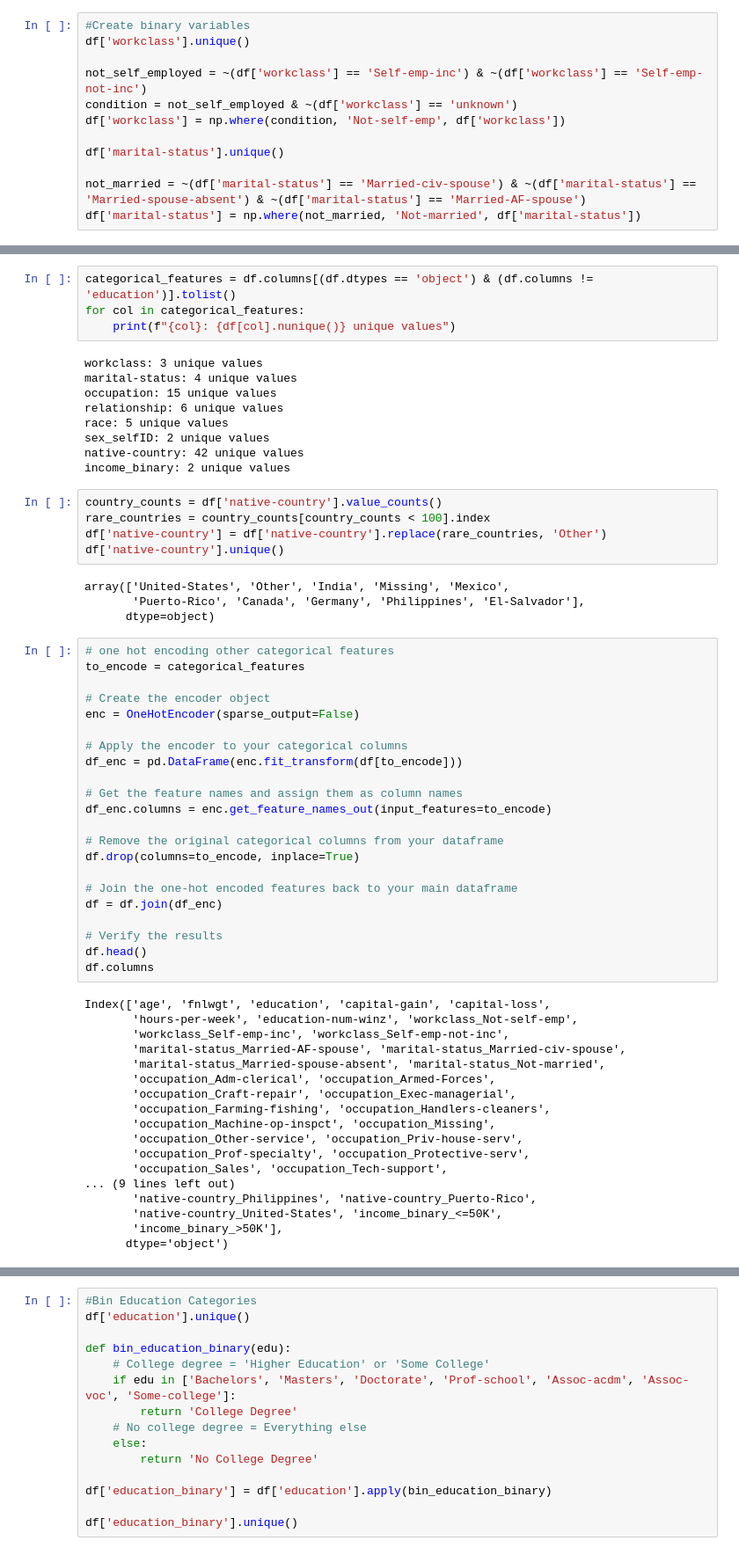
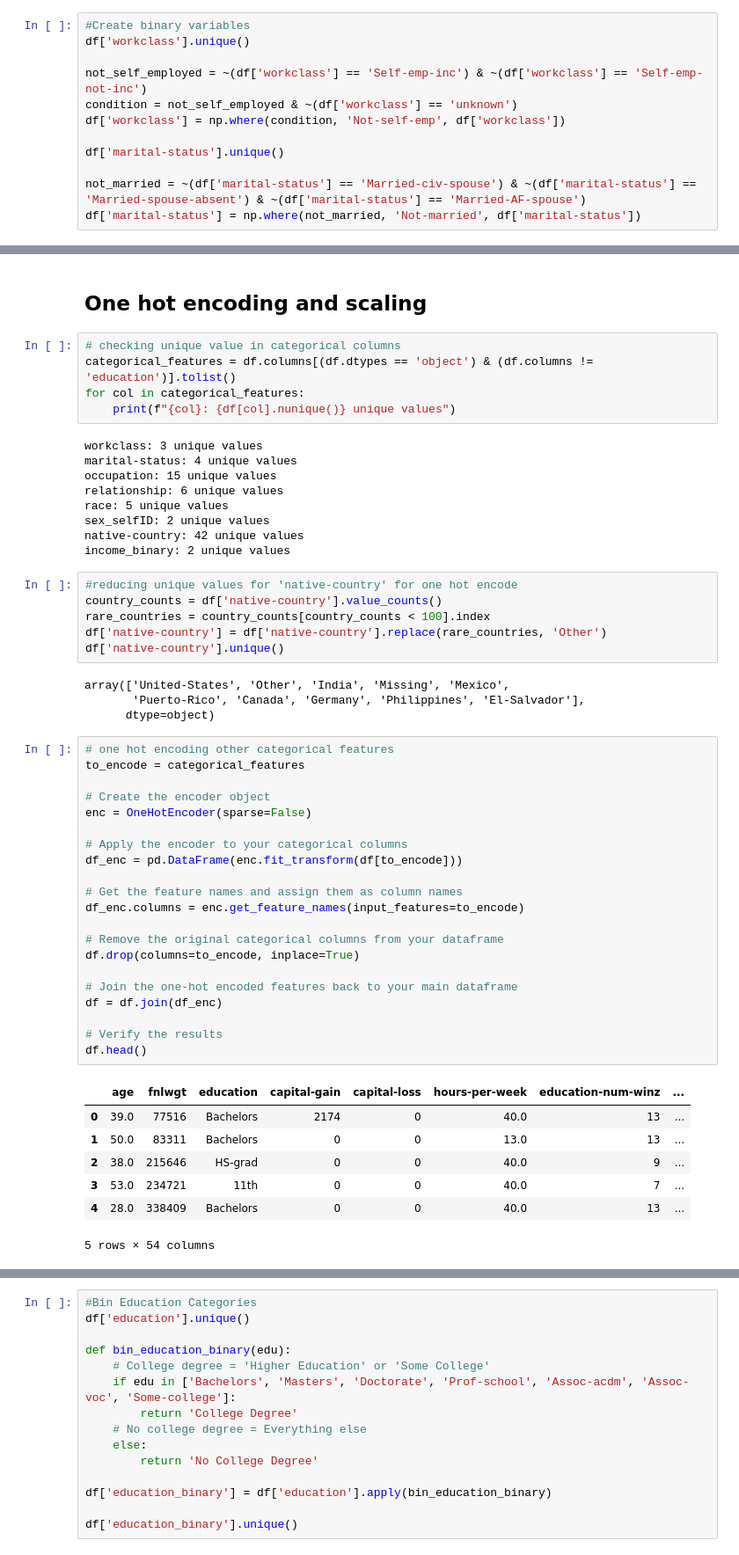
Before and after one commit to ninapappas/BTT-ML-Project, a Jupyter notebook: DefineAndSolveMLProblem.ipynb, the cells around one changed output, grey strips where cells are left out. Shown: that part at 88% size. Cells and saved outputs as stored; diff of their text form.

```diff
--- a/DefineAndSolveMLProblem.ipynb
+++ b/DefineAndSolveMLProblem.ipynb
@@ -228,7 +222,10 @@ df.head(15)
 | 12 | 23.0 | Not-self-emp | 122272 | Bachelors | Not-married | Adm-clerical | Own-child | White | Female | ... |
 | 13 | 32.0 | Not-self-emp | 205019 | Assoc-acdm | Not-married | Sales | Not-in-family | Black | Non-Female | ... |
 | 14 | 40.0 | Not-self-emp | 121772 | Assoc-voc | Married-civ-spouse | Craft-repair | Husband | Asian-Pac-Islander | Non-Female | ... |
+# %% [markdown]
+## One hot encoding and scaling
 # %%
+# checking unique value in categorical columns
 categorical_features = df.columns[(df.dtypes == 'object') & (df.columns != 'education')].tolist()
 for col in categorical_features:
     print(f"{col}: {df[col].nunique()} unique values")
@@ -242,6 +239,7 @@ sex_selfID: 2 unique values
 native-country: 42 unique values
 income_binary: 2 unique values
 # %%
+#reducing unique values for 'native-country' for one hot encode
 country_counts = df['native-country'].value_counts()
 rare_countries = country_counts[country_counts < 100].index
 df['native-country'] = df['native-country'].replace(rare_countries, 'Other')
@@ -253,40 +251,29 @@ array(['United-States', 'Other', 'India', 'Missing', 'Mexico',
 # %%
 # one hot encoding other categorical features
 to_encode = categorical_features
 
 # Create the encoder object
-enc = OneHotEncoder(sparse_output=False)
+enc = OneHotEncoder(sparse=False)
 
 # Apply the encoder to your categorical columns
 df_enc = pd.DataFrame(enc.fit_transform(df[to_encode]))
 
 # Get the feature names and assign them as column names
-df_enc.columns = enc.get_feature_names_out(input_features=to_encode)
+df_enc.columns = enc.get_feature_names(input_features=to_encode)
 
 # Remove the original categorical columns from your dataframe
 df.drop(columns=to_encode, inplace=True)
 
 # Join the one-hot encoded features back to your main dataframe
 df = df.join(df_enc)
 
 # Verify the results
 df.head()
-df.columns
 # %% [output]
+|  | age | fnlwgt | education | capital-gain | capital-loss | hours-per-week | education-num-winz | ... |
+| 0 | 39.0 | 77516 | Bachelors | 2174 | 0 | 40.0 | 13 | ... |
+| 1 | 50.0 | 83311 | Bachelors | 0 | 0 | 13.0 | 13 | ... |
+| 2 | 38.0 | 215646 | HS-grad | 0 | 0 | 40.0 | 9 | ... |
+| 3 | 53.0 | 234721 | 11th | 0 | 0 | 40.0 | 7 | ... |
+| 4 | 28.0 | 338409 | Bachelors | 0 | 0 | 40.0 | 13 | ... |
-Index(['age', 'fnlwgt', 'education', 'capital-gain', 'capital-loss',
-       'hours-per-week', 'education-num-winz', 'workclass_Not-self-emp',
-       'workclass_Self-emp-inc', 'workclass_Self-emp-not-inc',
-       'marital-status_Married-AF-spouse', 'marital-status_Married-civ-spouse',
-       'marital-status_Married-spouse-absent', 'marital-status_Not-married',
-       'occupation_Adm-clerical', 'occupation_Armed-Forces',
-       'occupation_Craft-repair', 'occupation_Exec-managerial',
-       'occupation_Farming-fishing', 'occupation_Handlers-cleaners',
-       'occupation_Machine-op-inspct', 'occupation_Missing',
-       'occupation_Other-service', 'occupation_Priv-house-serv',
-       'occupation_Prof-specialty', 'occupation_Protective-serv',
-       'occupation_Sales', 'occupation_Tech-support',
-... (9 lines left out)
-       'native-country_Philippines', 'native-country_Puerto-Rico',
-       'native-country_United-States', 'income_binary_<=50K',
-       'income_binary_>50K'],
-      dtype='object')
+5 rows × 54 columns
```
Also changed, not shown: parts of 56 cells of this notebook.
